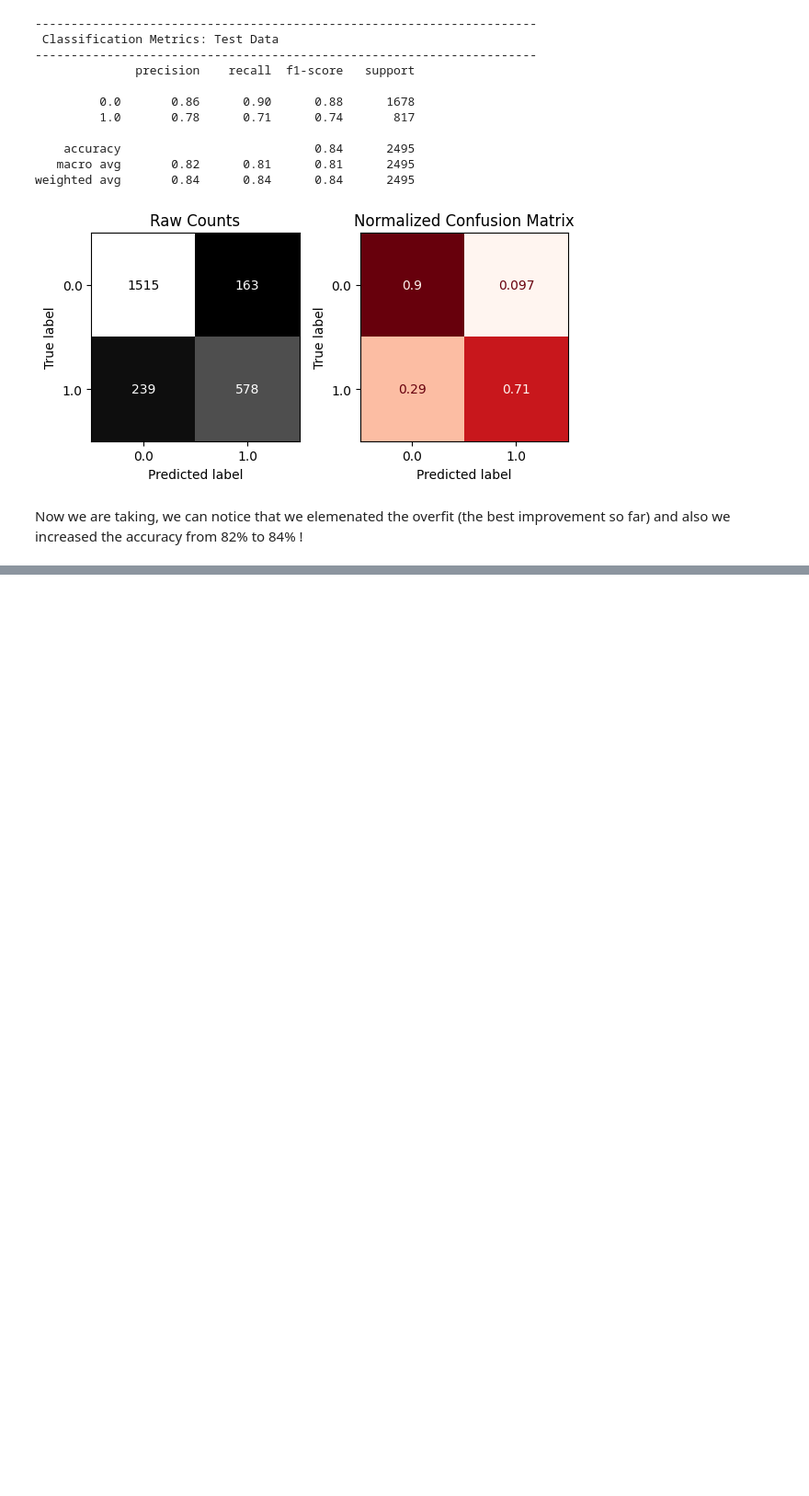
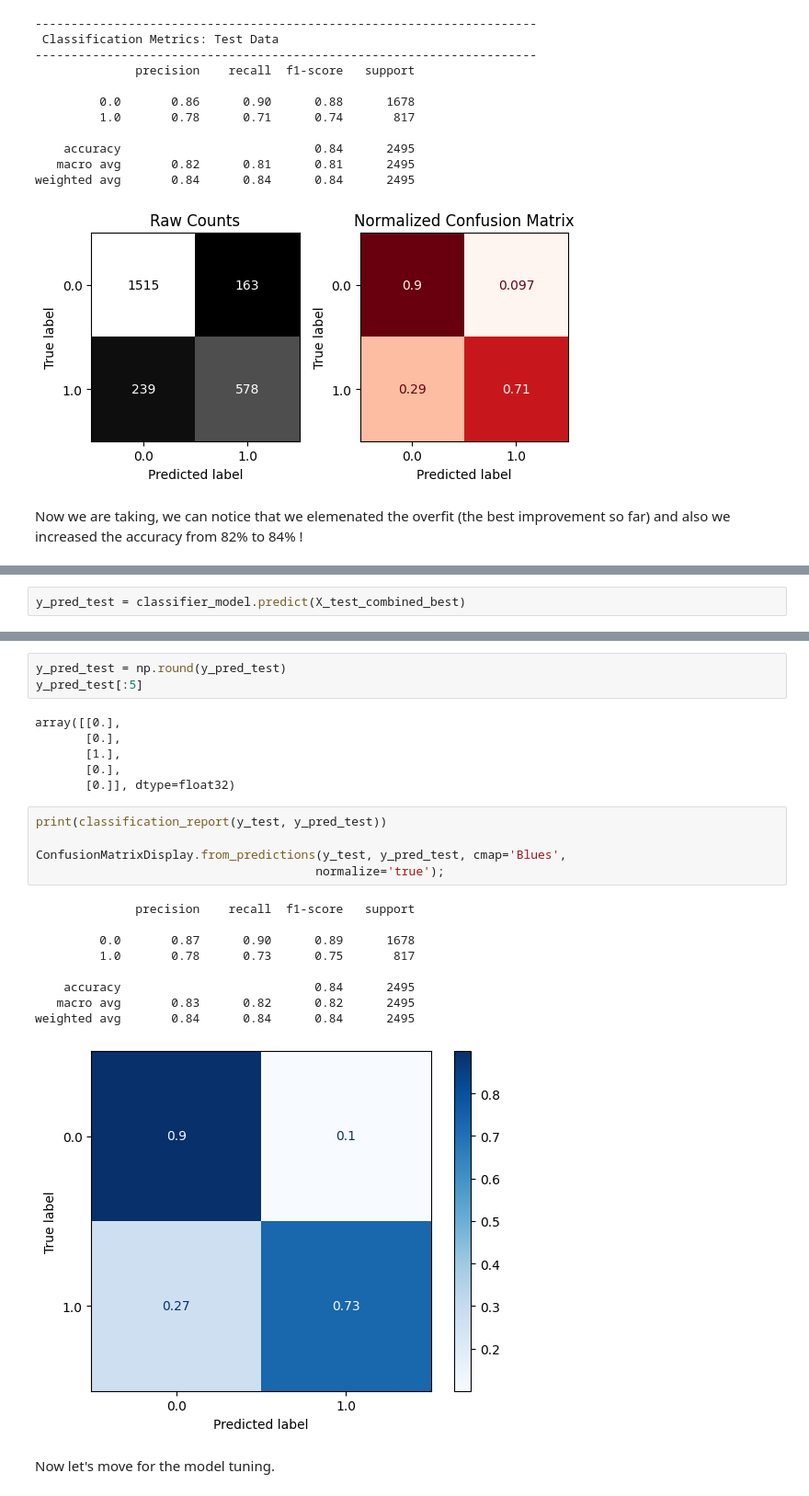
Before and after one commit to Mohammed-Abu-Oudah/Car-Insurance-Classifier, a Jupyter notebook: Car_insurance_classifier.ipynb, the cells around one changed output, grey strips where cells are left out. Shown at 92% size. Saved outputs shown, nothing was run; the diff lists cells and outputs as text; blank space fills up the shorter version.

```diff
--- a/Car_insurance_classifier.ipynb
+++ b/Car_insurance_classifier.ipynb
@@ -1492,0 +1622,2 @@ Now we are taking, we can notice that we elemenated the overfit (the best improv
+# %%
+y_pred_test = classifier_model.predict(X_test_combined_best)
@@ -1492,0 +1640,26 @@ Now we are taking, we can notice that we elemenated the overfit (the best improv
+# %%
+y_pred_test = np.round(y_pred_test)
+y_pred_test[:5]
+# %% [output]
+array([[0.],
+       [0.],
+       [1.],
+       [0.],
+       [0.]], dtype=float32)
+# %%
+print(classification_report(y_test, y_pred_test))
+
+ConfusionMatrixDisplay.from_predictions(y_test, y_pred_test, cmap='Blues',
+                                       normalize='true');
+# %% [output]
+              precision    recall  f1-score   support
+
+         0.0       0.87      0.90      0.89      1678
+         1.0       0.78      0.73      0.75       817
+
+    accuracy                           0.84      2495
+   macro avg       0.83      0.82      0.82      2495
+weighted avg       0.84      0.84      0.84      2495
+[figure, added]
+# %% [markdown]
+Now let's move for the model tuning.
```
Also changed, not shown: parts of 25 cells of this notebook.
